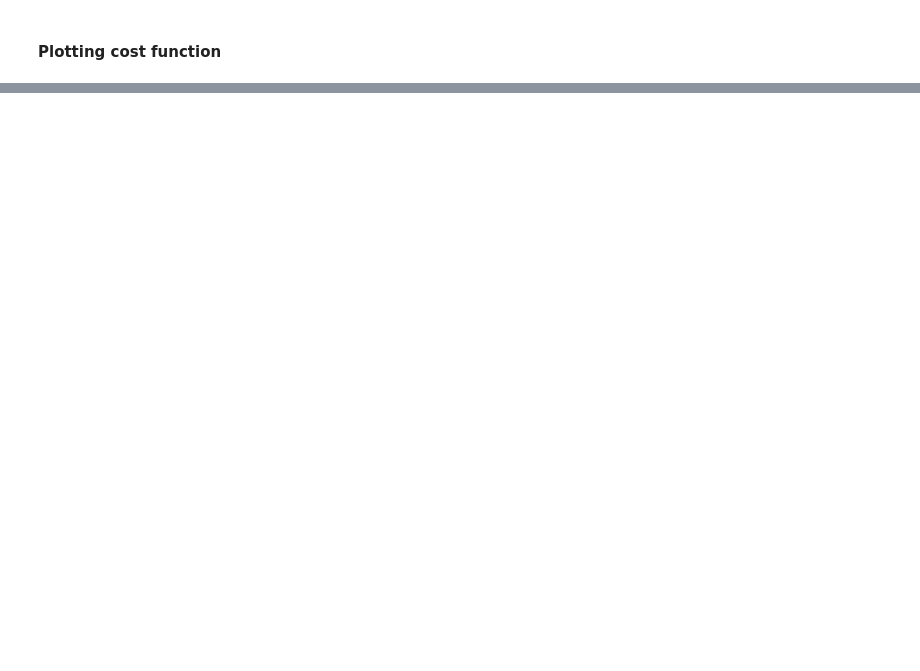
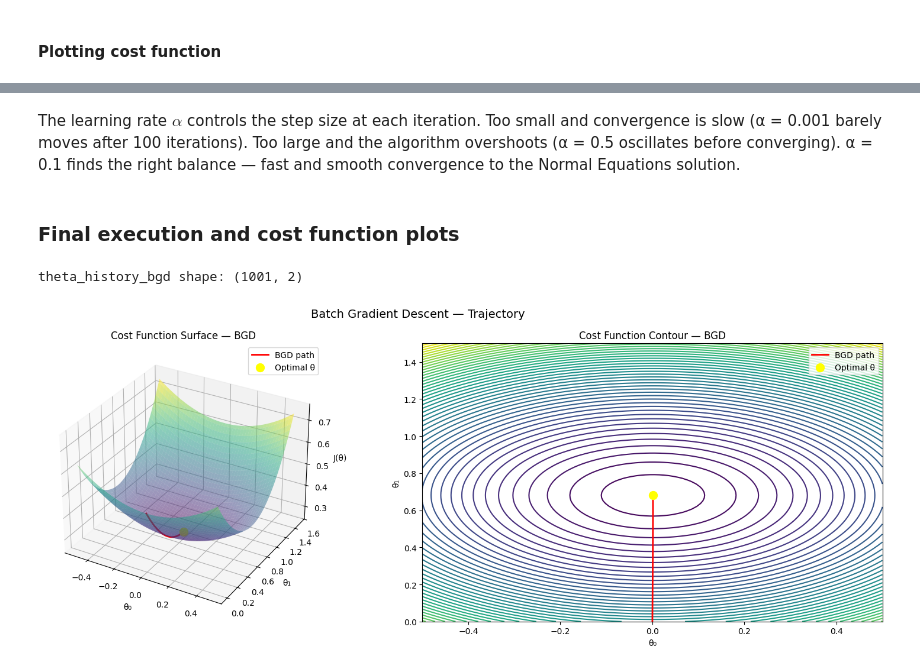
Before and after one commit to FacundoBerthet/CS299-stanford-2018-autumn, a Jupyter notebook: models/01_linear_regression.ipynb, the cells around one changed output, grey strips where cells are left out. Saved outputs shown, nothing was run; the diff lists cells and outputs as text; code cells hidden in the pictures; blank space fills up the shorter version.

```diff
--- a/models/01_linear_regression.ipynb
+++ b/models/01_linear_regression.ipynb
@@ -231,0 +343,60 @@ plt.show()
+# %% [markdown]
+The learning rate $\alpha$ controls the step size at each iteration.
+Too small and convergence is slow (α = 0.001 barely moves after 100
+iterations). Too large and the algorithm overshoots (α = 0.5 oscillates
+before converging). α = 0.1 finds the right balance — fast and smooth
+convergence to the Normal Equations solution.
+# %% [markdown]
+### Final execution and cost function plots
+# %%
+alpha = 0.1
+n_iterations = 1000
+
+theta_bgd, cost_history_bgd, theta_history_bgd = batch_gradient_descent(
+    X_train, y_train, alpha, n_iterations
+)
+
+theta_history_bgd = np.array(theta_history_bgd)
+print(f"theta_history_bgd shape: {theta_history_bgd.shape}")
+# %% [output]
+theta_history_bgd shape: (1001, 2)
+# %%
+# Compute theta trajectory for plotting
+theta_history_bgd = np.array(theta_history_bgd)
+
+fig = plt.figure(figsize=(16, 6))
+
+# 3D Surface + trajectory
+ax1 = fig.add_subplot(121, projection="3d")
+ax1.plot_surface(T0, T1, J_grid, cmap="viridis", alpha=0.5)
+ax1.plot(theta_history_bgd[:, 0],
+         theta_history_bgd[:, 1],
+         [cost_function(X_train, y_train, t) for t in theta_history_bgd],
+         color="red", linewidth=2, label="BGD path")
+ax1.scatter(theta_ne[0], theta_ne[1],
+            cost_function(X_train, y_train, theta_ne),
+            color="yellow", s=100, zorder=5, label="Optimal θ")
+ax1.set_xlabel("θ₀")
+ax1.set_ylabel("θ₁")
+ax1.set_zlabel("J(θ)")
+ax1.set_title("Cost Function Surface — BGD")
+ax1.legend()
+
+# Contour + trajectory
+ax2 = fig.add_subplot(122)
+ax2.contour(T0, T1, J_grid, levels=50, cmap="viridis")
+ax2.plot(theta_history_bgd[:, 0],
+         theta_history_bgd[:, 1],
+         color="red", linewidth=2, label="BGD path")
+ax2.scatter(theta_ne[0], theta_ne[1],
+            color="yellow", s=100, zorder=5, label="Optimal θ")
+ax2.set_xlabel("θ₀")
+ax2.set_ylabel("θ₁")
+ax2.set_title("Cost Function Contour — BGD")
+ax2.legend()
+
+plt.suptitle("Batch Gradient Descent — Trajectory", fontsize=14)
+plt.tight_layout()
+plt.show()
+# %% [output]
+[figure, added]
```
Also changed, not shown: parts of 15 cells of this notebook.
